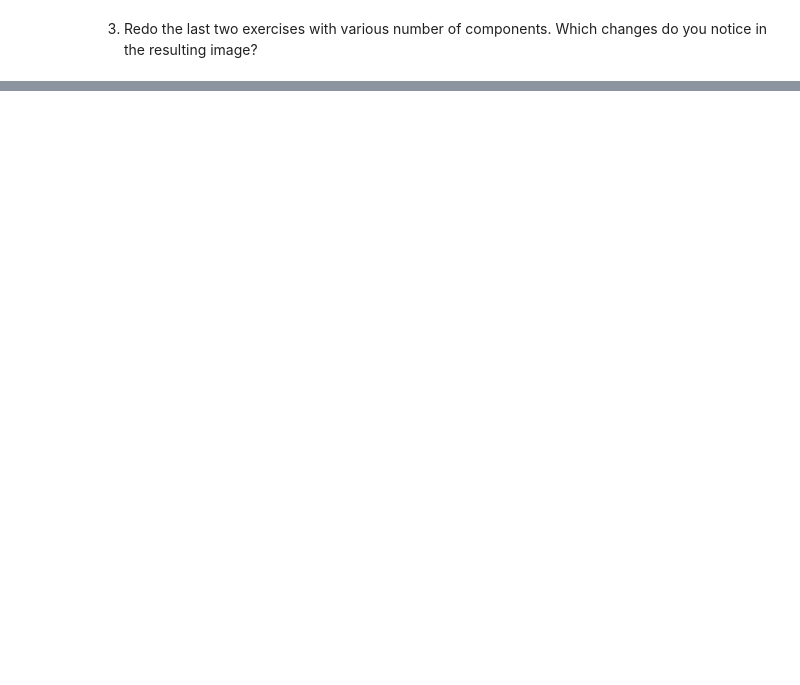
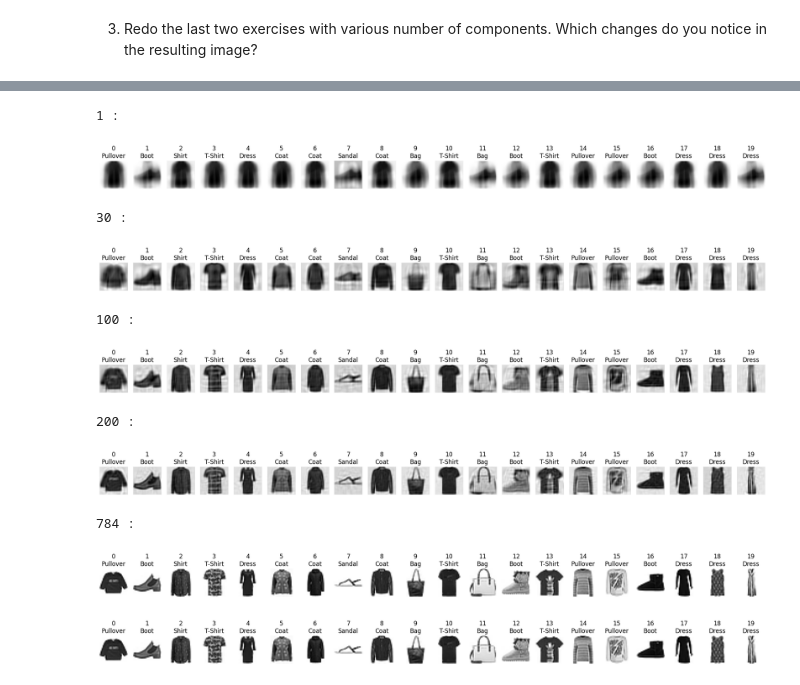
Before and after one commit to SchnilchMitte/ML-Template, a Jupyter notebook: A3_Principal_Component_Analysis.ipynb, the cells around one changed output, grey strips where cells are left out. Drawn from its saved outputs; the diff is of its cells as text; code cells hidden in the pictures; blank space fills up the shorter version.

```diff
--- a/A3_Principal_Component_Analysis.ipynb
+++ b/A3_Principal_Component_Analysis.ipynb
@@ -493,0 +583,37 @@ num_comps = [1, 30, 100, 200]
+# %%
+num_comps = [1, 30, 100, 200,784]
+# TODO: Implement and answer
+
+for i in num_comps:
+    print(i,":\n")
+    pca_varius = PCA(n_components=i)
+    x_reduced_varius = pca_varius.fit_transform(fm_X)
+    x_reduced_reversed_varius = pca_varius.inverse_transform(x_reduced_varius)
+
+    num_samples = 20
+    ax_varius = plt.subplots(nrows=1, ncols=num_samples, figsize=(24, 4))[1]
+
+    for i in range(num_samples):
+        ax_varius[i].set_axis_off()
+        ax_varius[i].set_title(f"{i}\n{fm_labels[fm.Category[i]]}")
+        ax_varius[i].imshow(x_reduced_reversed_varius[i].reshape((28,28)), cmap="gray_r")
+    plt.show()
+
+ax2 = plt.subplots(nrows=1, ncols=num_samples, figsize=(24, 4))[1]
+
+for i in range(num_samples):
+    ax2[i].set_axis_off()
+    ax2[i].set_title(f"{i}\n{fm_labels[fm.Category[i]]}")
+    ax2[i].imshow(fm.loc[i].values[1:].reshape((28,28)), cmap="gray_r")
+# %% [output]
+1 :
+[figure, added]
+30 :
+[figure, added]
+100 :
+[figure, added]
+200 :
+[figure, added]
+784 :
+[figure, added]
+[figure, added]
```
Also changed, not shown: parts of 15 cells of this notebook.
